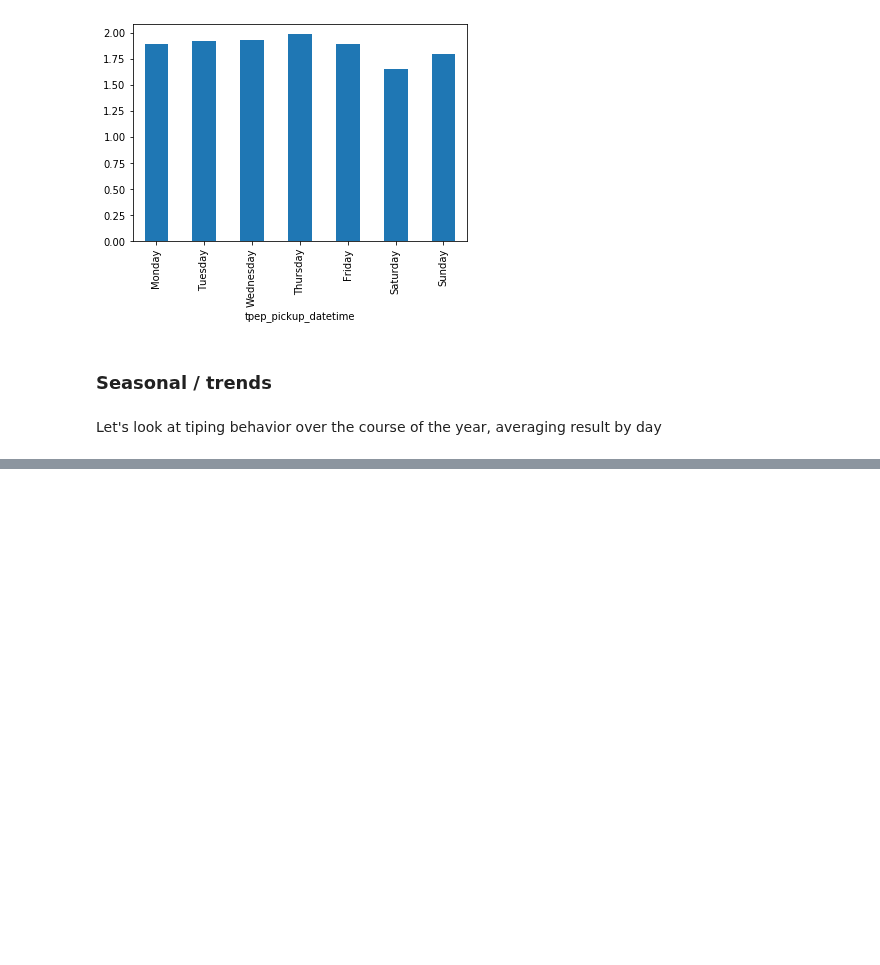
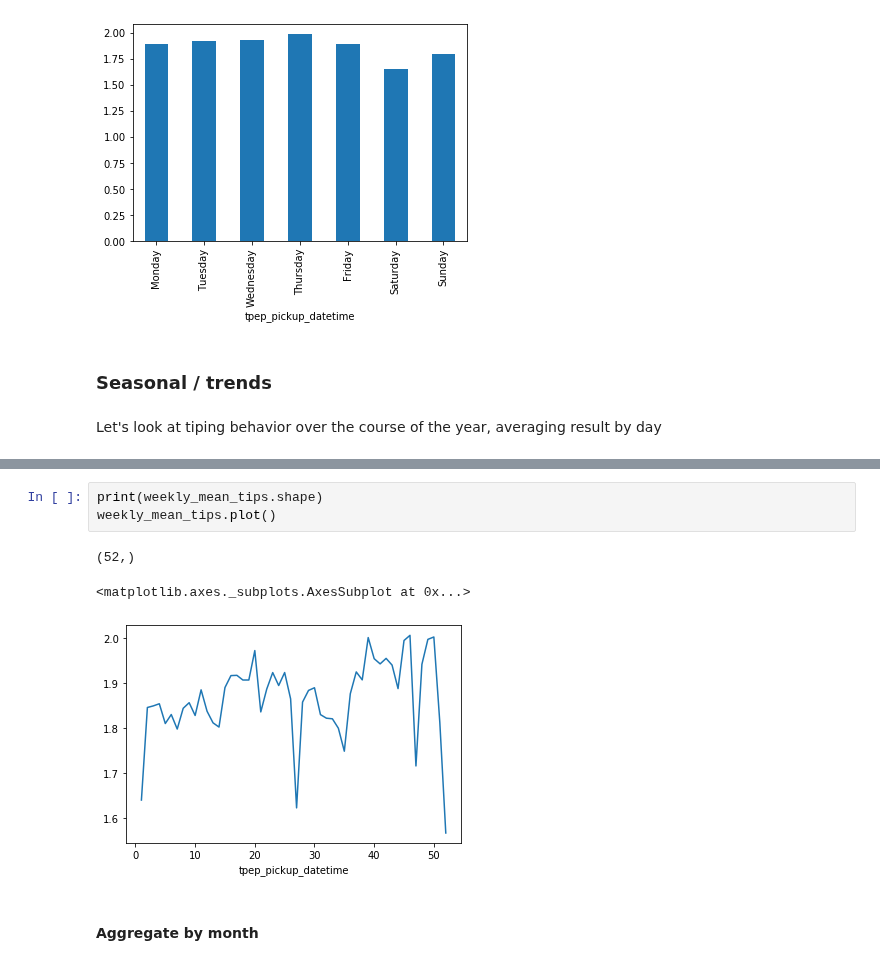
Before and after one commit to justinwhatley/interpretability_experiment, a Jupyter notebook: data_exploration.ipynb, the cells around one changed output, grey strips where cells are left out. Saved outputs shown, nothing was run; the diff lists cells and outputs as text; blank space fills up the shorter version.

```diff
--- a/data_exploration.ipynb
+++ b/data_exploration.ipynb
@@ -198,0 +181,9 @@ get_mean_val_by_interval(ddf_temp, time_column, val_column, time_interval = '1M'
+# %%
+print(weekly_mean_tips.shape)
+weekly_mean_tips.plot()
+# %% [output]
+(52,)
+<matplotlib.axes._subplots.AxesSubplot at 0x...>
+[figure, added]
+# %% [markdown]
+#### Aggregate by month
```
Also changed, not shown: parts of 22 cells of this notebook, 1 other file.
